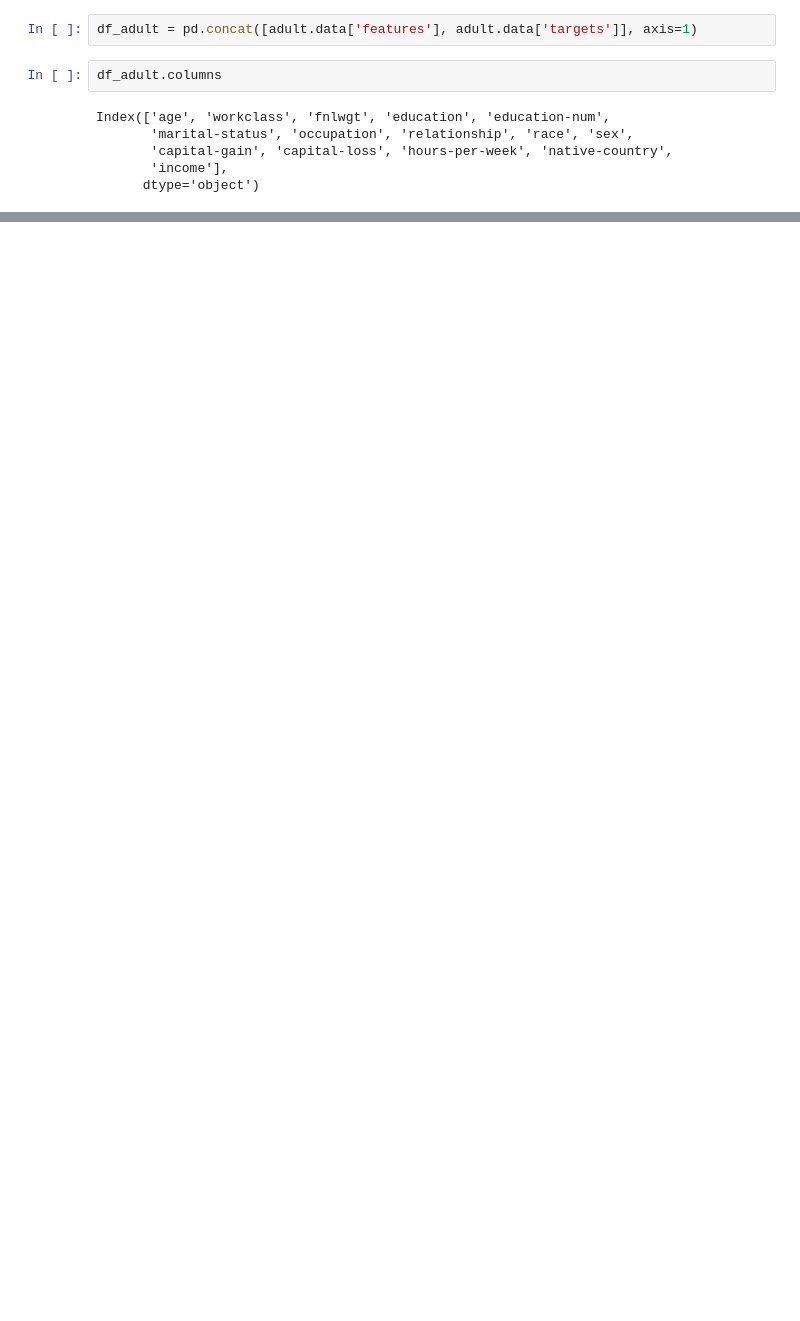
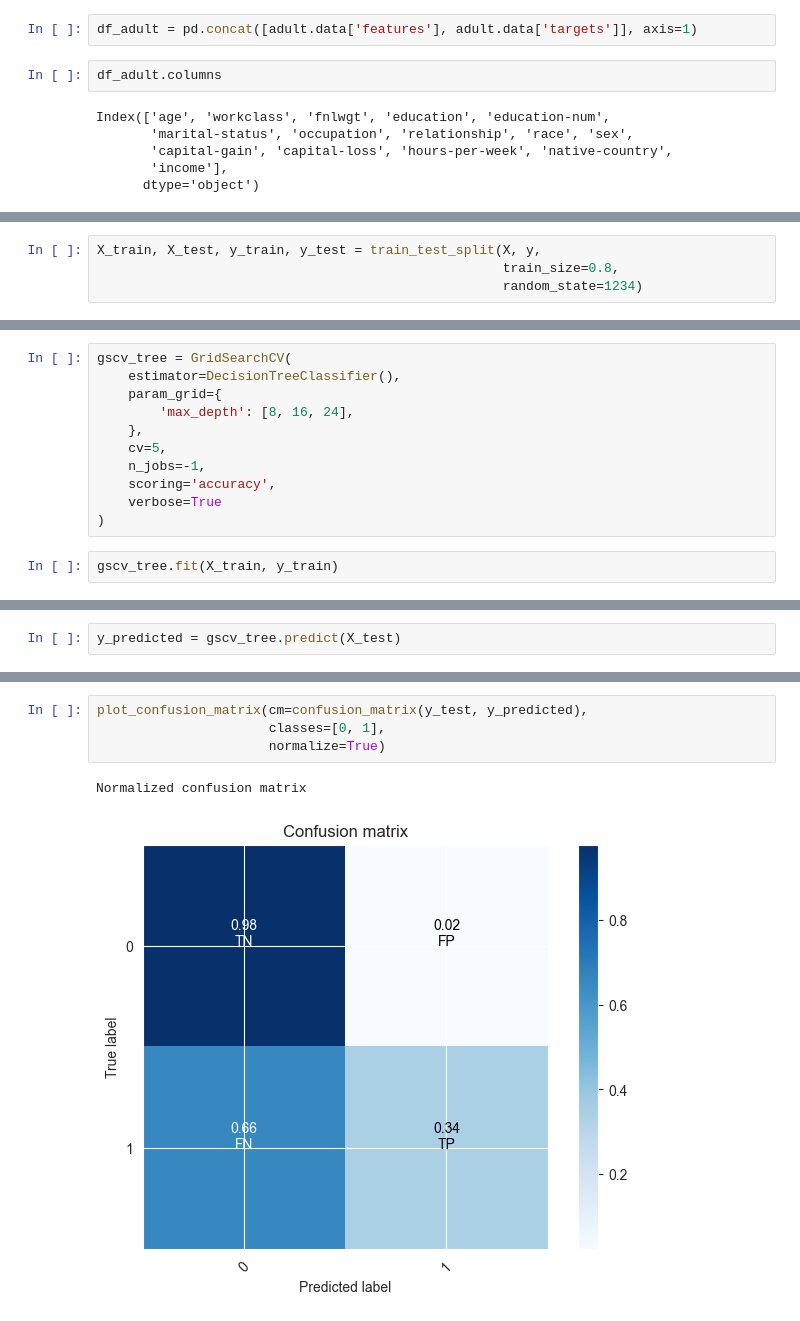
Before and after one commit to dushyantkhosla/cst4150, a Jupyter notebook: 08-Walkthroughs/02-annual-income.ipynb, the cells around one changed output, grey strips where cells are left out. Cells and saved outputs as stored; diff of their text form; blank space fills up the shorter version.

```diff
--- a/08-Walkthroughs/02-annual-income.ipynb
+++ b/08-Walkthroughs/02-annual-income.ipynb
@@ -75,0 +221,4 @@ Index(['age', 'workclass', 'fnlwgt', 'education', 'education-num',
+# %%
+X_train, X_test, y_train, y_test = train_test_split(X, y,
+                                                    train_size=0.8,
+                                                    random_state=1234)
@@ -75,0 +231,13 @@ Index(['age', 'workclass', 'fnlwgt', 'education', 'education-num',
+# %%
+gscv_tree = GridSearchCV(
+    estimator=DecisionTreeClassifier(),
+    param_grid={
+        'max_depth': [8, 16, 24],
+    },
+    cv=5,
+    n_jobs=-1,
+    scoring='accuracy',
+    verbose=True
+)
+# %%
+gscv_tree.fit(X_train, y_train)
@@ -75,0 +249,2 @@ Index(['age', 'workclass', 'fnlwgt', 'education', 'education-num',
+# %%
+y_predicted = gscv_tree.predict(X_test)
@@ -75,0 +262,7 @@ Index(['age', 'workclass', 'fnlwgt', 'education', 'education-num',
+# %%
+plot_confusion_matrix(cm=confusion_matrix(y_test, y_predicted),
+                      classes=[0, 1],
+                      normalize=True)
+# %% [output]
+Normalized confusion matrix
+[figure, added]
```
Also changed, not shown: parts of 22 cells of this notebook.
